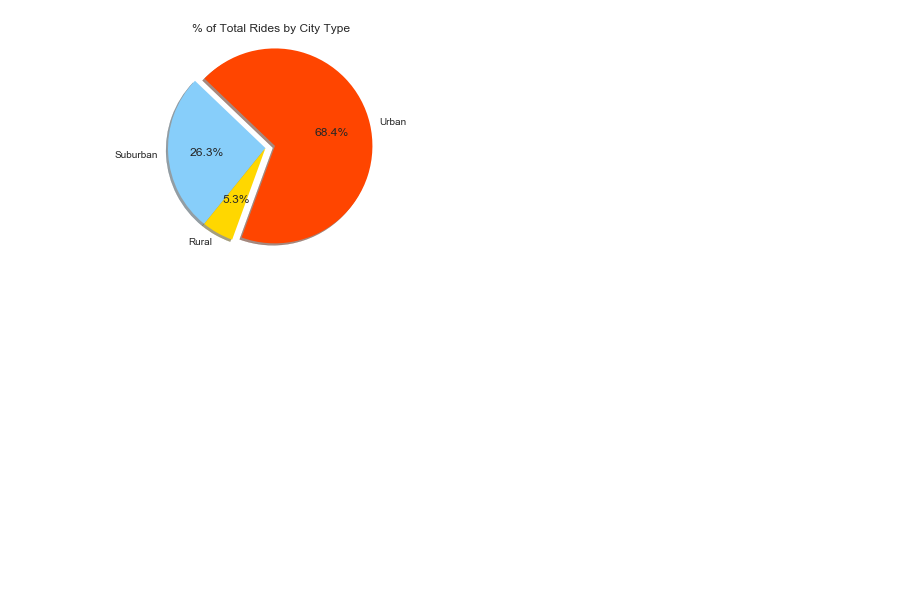
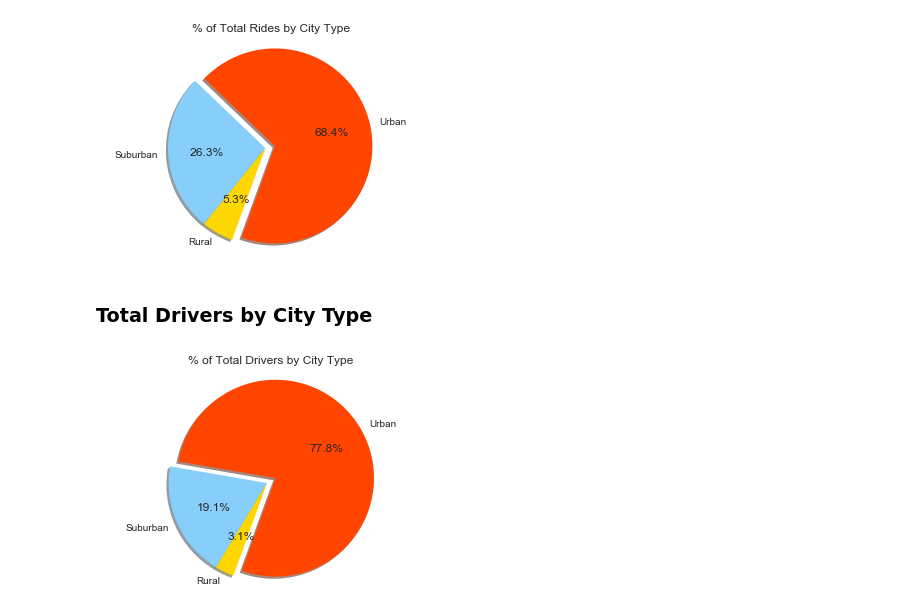
Before and after one commit to deleojean/matplotlib-challenge, a Jupyter notebook: Pyber/main.ipynb, the cells around one changed output. Drawn from its saved outputs; the diff is of its cells as text; code cells hidden in the pictures; blank space fills up the shorter version.

Commit message:
Create pit chart: total drivers by city type

```diff
--- a/Pyber/main.ipynb
+++ b/Pyber/main.ipynb
@@ -111,3 +111,14 @@ rural    = pyber_data[pyber_data['type'] == 'Rural'].count()
 create_pie("% of Total Rides by City Type", urban=urban['ride_id'], suburban=suburban['ride_id'], rural=rural['ride_id'])
 # %% [output]
 [figure]
+# %% [markdown]
+### Total Drivers by City Type
+# %%
+#% of Total Drivers by City Type
+urban    = pyber_data[pyber_data['type'] == 'Urban'].drop_duplicates('city').set_index('city').sum()
+suburban = pyber_data[pyber_data['type'] == 'Suburban'].drop_duplicates('city').set_index('city').sum()
+rural    = pyber_data[pyber_data['type'] == 'Rural'].drop_duplicates('city').set_index('city').sum()
+
+create_pie("% of Total Drivers by City Type", urban=urban['driver_count'], suburban=suburban['driver_count'], rural=rural['driver_count'])
+# %% [output]
+[figure, added]
```
